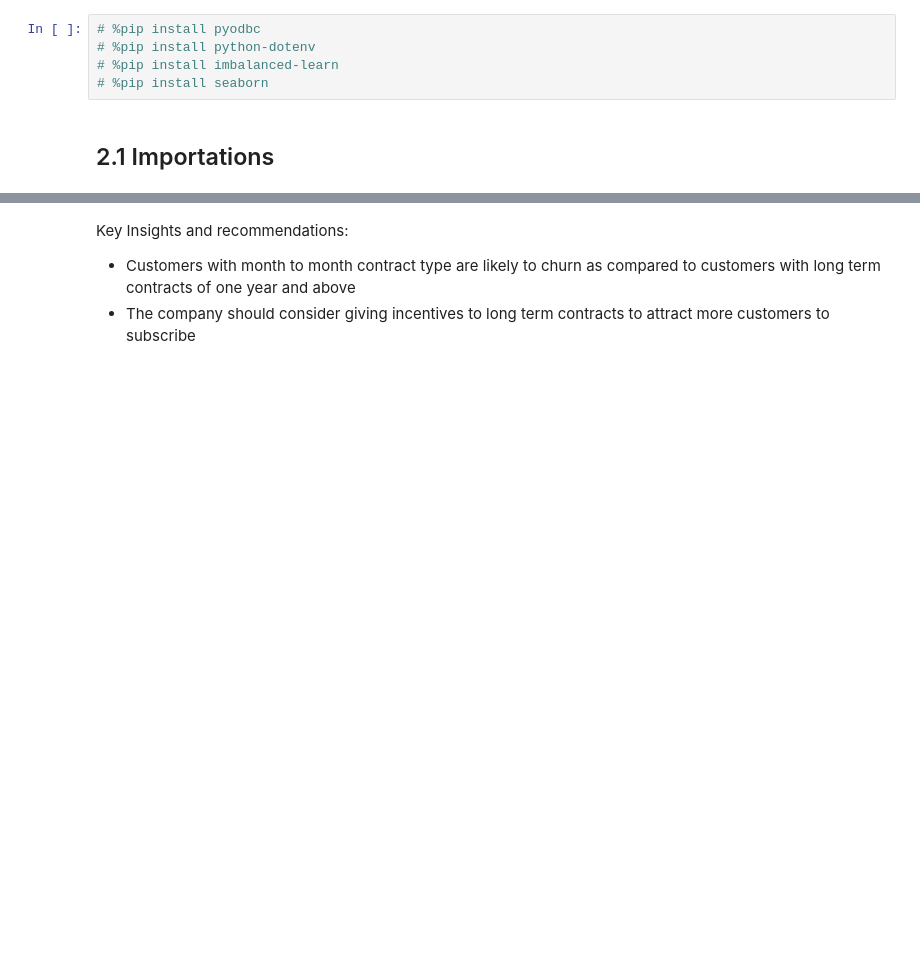
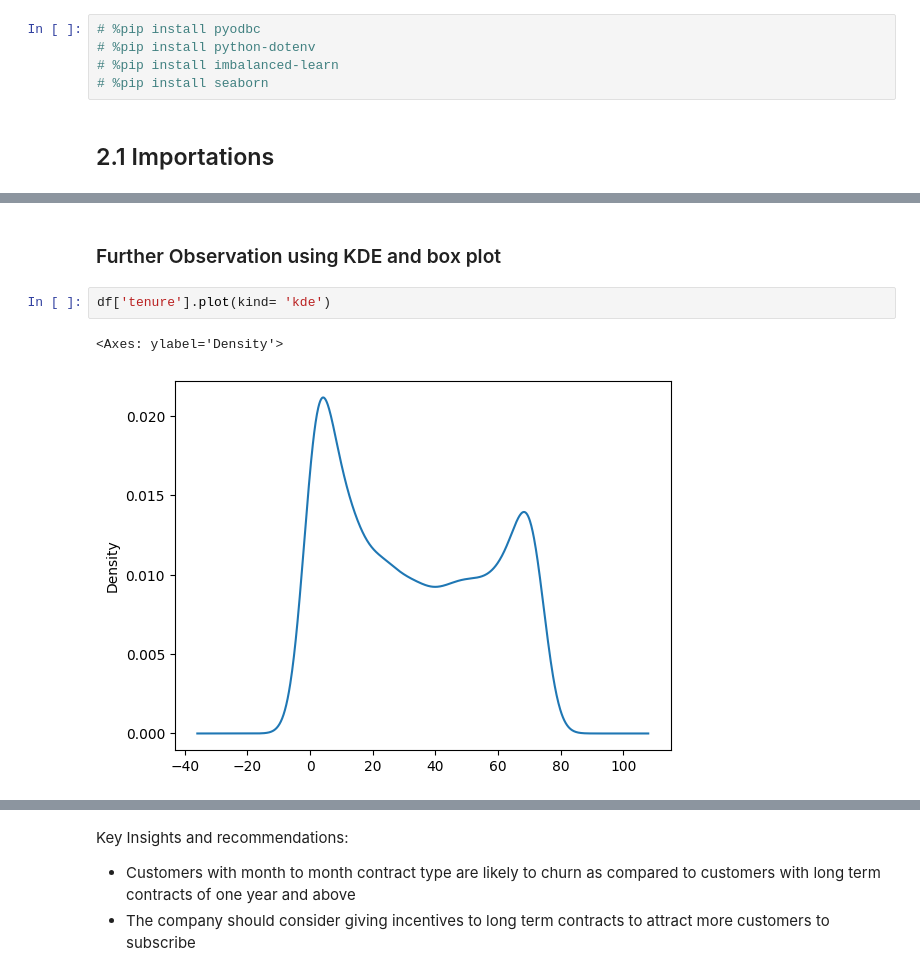
Before and after one commit to mwakabrian/LP2_Telco_customer_churn_Classification_Project, a Jupyter notebook: lp2_telco_customer_churn.ipynb, the cells around one changed output, grey strips where cells are left out. Drawn from its saved outputs; the diff is of its cells as text; blank space fills up the shorter version.

```diff
--- a/lp2_telco_customer_churn.ipynb
+++ b/lp2_telco_customer_churn.ipynb
@@ -565,0 +360,7 @@ plt.show()
+# %% [markdown]
+### Further Observation using KDE and box plot
+# %%
+df['tenure'].plot(kind= 'kde')
+# %% [output]
+<Axes: ylabel='Density'>
+[figure, added]
```
Also changed, not shown: parts of 193 cells of this notebook, 4 other files.
